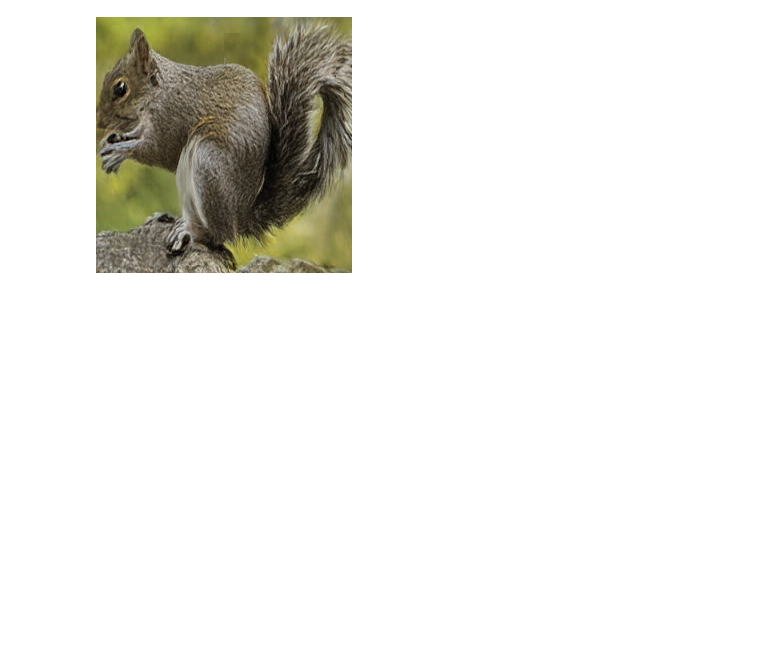
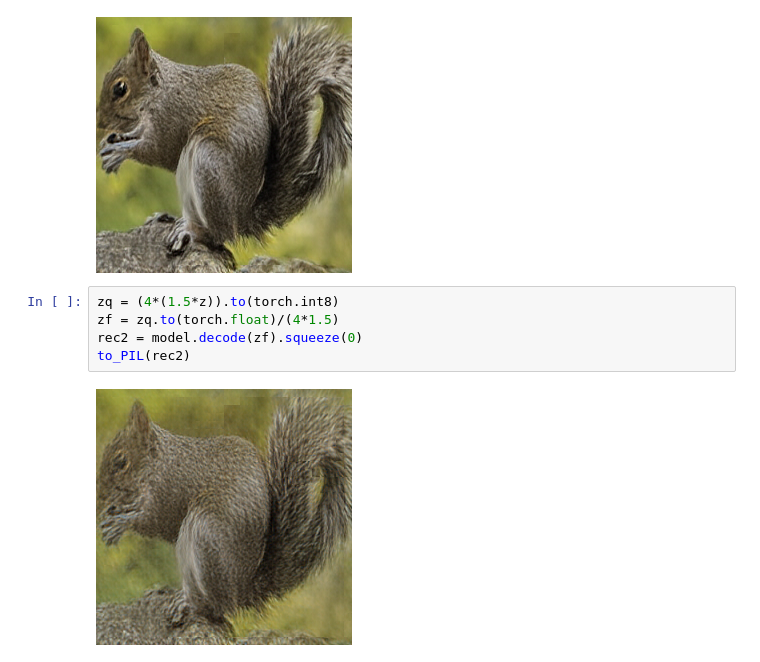
Before and after one commit to danjacobellis/SYSML, a Jupyter notebook: experiments/paintmind.ipynb, the cells around one changed output. Cells and saved outputs as stored; diff of their text form; blank space fills up the shorter version.

```diff
--- a/experiments/paintmind.ipynb
+++ b/experiments/paintmind.ipynb
@@ -56,3 +60,10 @@ rec2 = model.decode(zf).squeeze(0)
 to_PIL(rec2)
 # %% [output]
 [figure]
+# %%
+zq = (4*(1.5*z)).to(torch.int8)
+zf = zq.to(torch.float)/(4*1.5)
+rec2 = model.decode(zf).squeeze(0)
+to_PIL(rec2)
+# %% [output]
+[figure, added]
```
Also changed, not shown: parts of 5 cells of this notebook.
